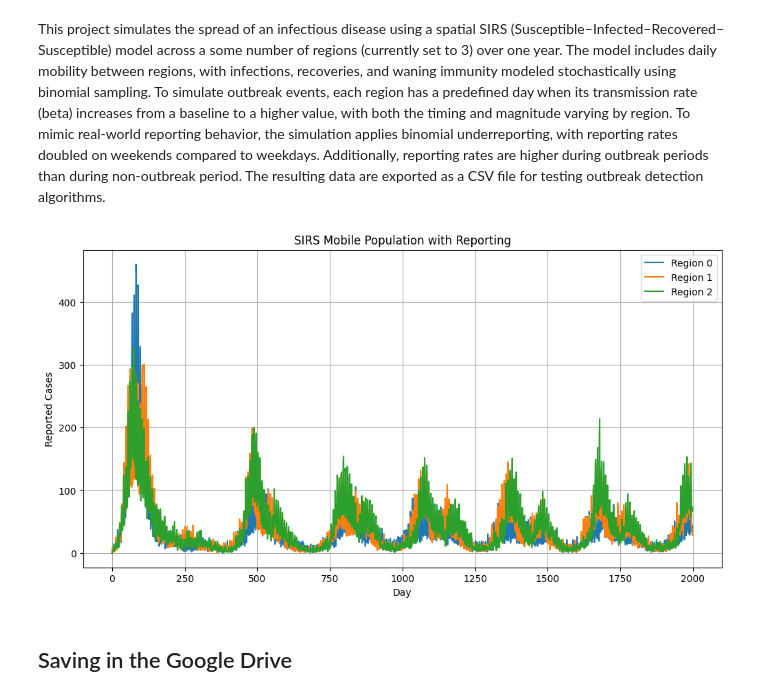
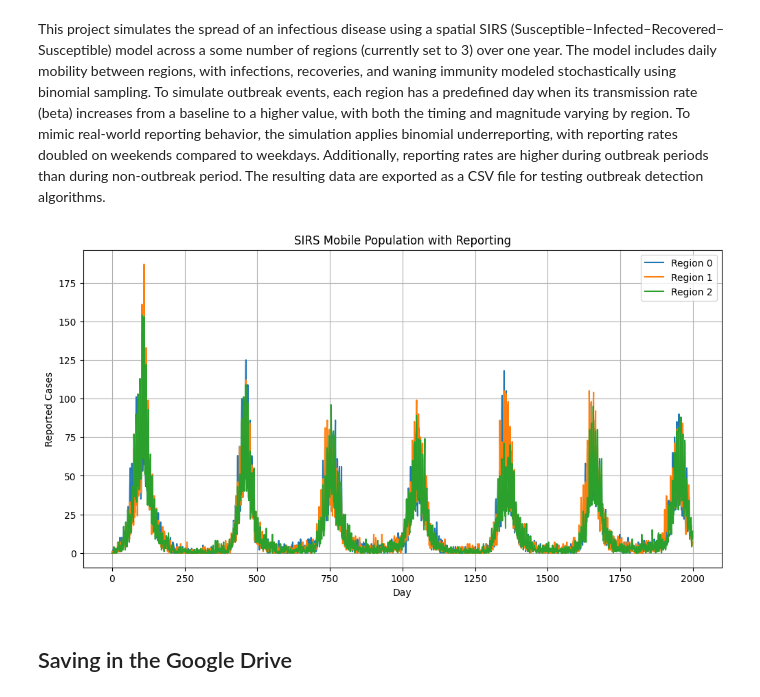
Before and after one commit to SahputraS/Outbreak-Simulation-and-Detection-Testing, a Jupyter notebook: SIRS_Metapopulation_With_Reporting.ipynb, the cells around one changed output. Cells and saved outputs as stored; diff of their text form; code cells hidden in the pictures.

```diff
--- a/SIRS_Metapopulation_With_Reporting.ipynb
+++ b/SIRS_Metapopulation_With_Reporting.ipynb
@@ -61,33 +61,31 @@ def reporting_dynamic(true_cases, t, r, reporting_delay, reporting_rate, days, u
 # SIRS
 regions = 3                         # Number of spatial regions
 N_current = [10000,10000,10000]     # Population per region
-beta_outbreak = [0.22, 0.22, 0.23]     # Infection rate that causes outbreak
-beta_low = [0.15, 0.15, 0.15]          # Infection rate without outbreak
-gamma = 0.1                         # Recovery rate
-waning_rate = 0.005                 # Rate of losing immunity and back being susceptible
+beta_outbreak = [0.22, 0.23, 0.2]     # Infection rate that causes outbreak
+beta_low = [0.15, 0.15, 0.14]          # Infection rate without outbreak
+gamma = 0.08                       # Recovery rate
+waning_rate = 0.005             # Rate of losing immunity and back being susceptible
 days = 2000                         # Duration of simulation
 initial_infected = [10, 10, 10]     # Initial infected per region
 initial_recovered = [5, 5, 5]       # Initial recovered per region
 
 # Beta schedulling
-start_outbreak_day = [50, 100, 150]
+start_outbreak_day = [100, 100, 100]
 high_beta_duration = [90,90,90]    # How long beta high stays (days)
 low_beta_duration = [210,210,210]  # How long beta low stays (days)
 
 
 # For each region: mode (True=high, False=low), and timer for current mode
 mode_high = [False] * regions
-mode_timer = start_outbreak_day                        # match your start_outbreak_day
-
+mode_timer = start_outbreak_day    # match start_outbreak_day for the start of the outbreak
+true_outbreak_label = np.zeros((regions, days), dtype=int)
 
 # Moving
 max_ppl_move = 100                  # Cap on how many people can move (might be useful if we want to simulate social distancing)
 
 
 # Reporting
-
 reporting_rate_array = [0.8, 0.8, 0.8]  # Reporting rate per region
-
 reported_cases = np.zeros((regions, days)) # Initialization for the reported cases array
 
 # If i want the delay
@@ -123,6 +121,8 @@ for t in range(1, days):
         # Set beta depending on mode
         beta = beta_outbreak[r] if mode_high[r] else beta_low[r]
         mode_timer[r] -= 1
+
+        true_outbreak_label[r, t] = int(mode_high[r])
 
 
         # SIRS dynamics
@@ -161,35 +161,35 @@ for t in range(1, days):
             reported_cases[r, report_day] += reported
 
 
     #3. Mobility
     S[:, t] = mobility(S[:, t], max_ppl_move)
     I[:, t] = mobility(I[:, t], max_ppl_move)
     R[:, t] = mobility(R[:, t], max_ppl_move)
     N_current = S[:, t] + I[:, t] + R[:, t] # Update the number of population after the mobility
 
 
 
 # Compile results
 data = pd.DataFrame([
     {'Day': t, 'Region': r,
      'Susceptible': S[r, t], 'Infected': I[r, t],
-     'Recovered': R[r, t], 'Reported Cases': reported_cases[r, t]}
+     'Recovered': R[r, t], 'Reported Cases': reported_cases[r, t], 'True Outbreak': true_outbreak_label[r, t]}
     for r in range(regions) for t in range(days)
 ])
 
 # Plot reported cases over time for each region
 plt.figure(figsize=(12, 6))
 for r in range(regions):
     subset = data[data['Region'] == r]
     plt.plot(subset['Day'], subset['Reported Cases'], label=f'Region {r}')
 plt.xlabel('Day')
 plt.ylabel('Reported Cases')
 plt.title('SIRS Mobile Population with Reporting')
 plt.legend()
 plt.grid(True)
 plt.show()
 # %% [output]
-[figure, old version]
+[figure, new version]
 # %% [markdown]
 ## Saving in the Google Drive
 # %%
```
Also changed, not shown: parts of 2 cells of this notebook.
